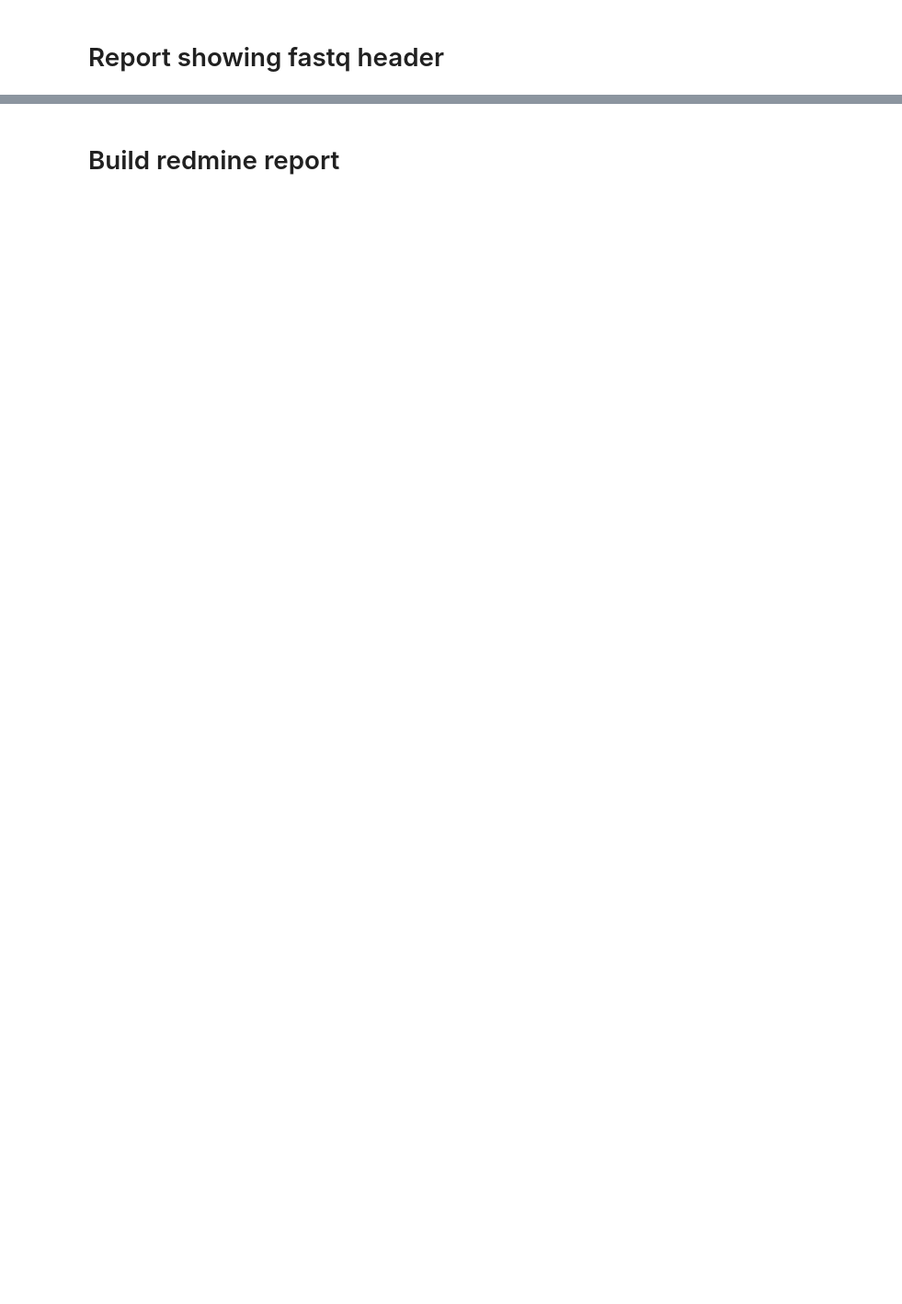
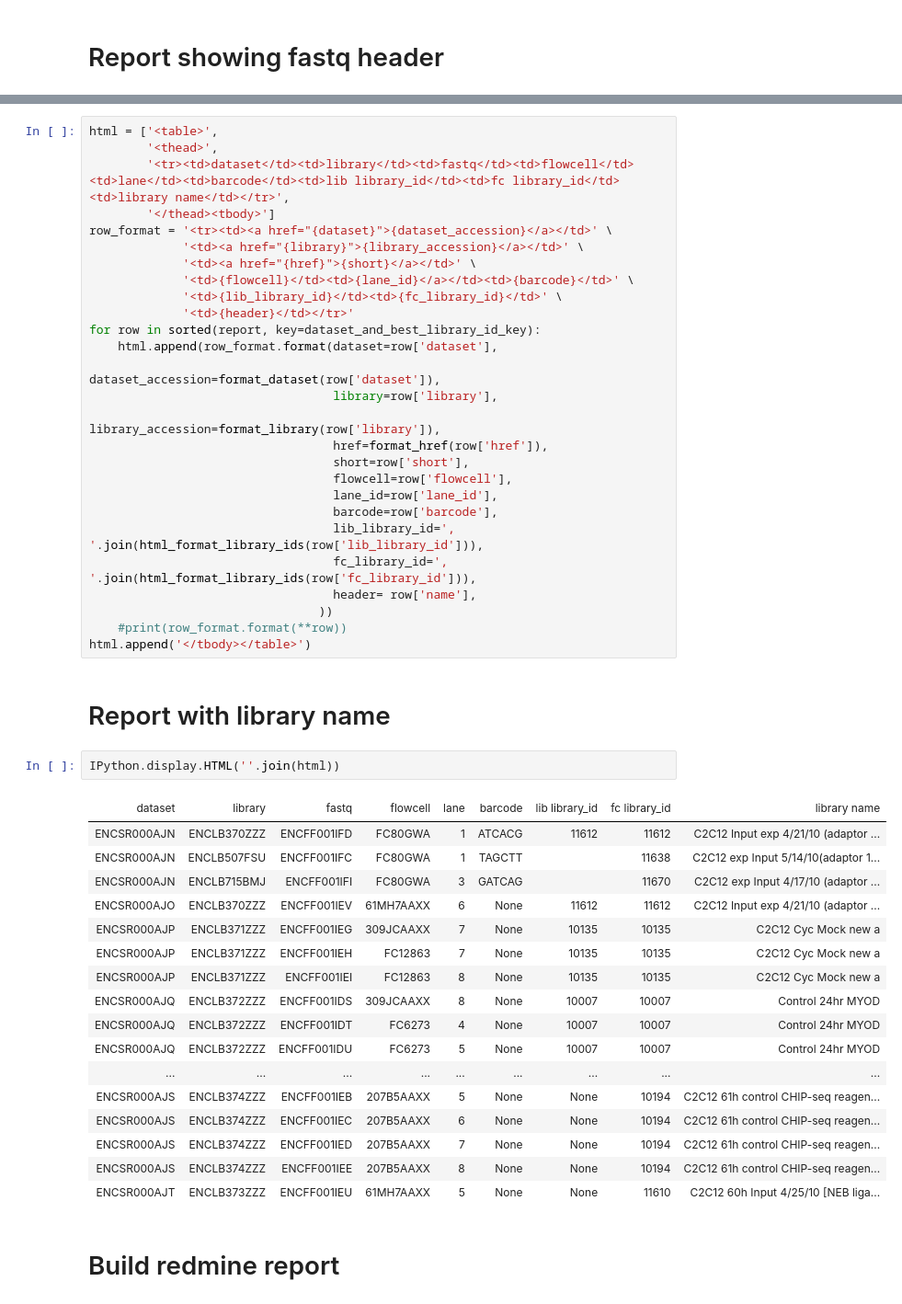
Before and after one commit to detrout/encode3-curation, a Jupyter notebook: validate_encode2_flowcell_library_metadata.ipynb, the cells around one changed output, grey strips where cells are left out. Shown at 92% size. Drawn from its saved outputs; the diff is of its cells as text; blank space fills up the shorter version.

```diff
--- a/validate_encode2_flowcell_library_metadata.ipynb
+++ b/validate_encode2_flowcell_library_metadata.ipynb
@@ -536,2 +574,51 @@ len(html)
+# %%
+html = ['<table>',
+        '<thead>',
+        '<tr><td>dataset</td><td>library</td><td>fastq</td><td>flowcell</td><td>lane</td><td>barcode</td><td>lib library_id</td><td>fc library_id</td><td>library name</td></tr>',
+        '</thead><tbody>']
+row_format = '<tr><td><a href="{dataset}">{dataset_accession}</a></td>' \
+             '<td><a href="{library}">{library_accession}</a></td>' \
+             '<td><a href="{href}">{short}</a></td>' \
+             '<td>{flowcell}</td><td>{lane_id}</a></td><td>{barcode}</td>' \
+             '<td>{lib_library_id}</td><td>{fc_library_id}</td>' \
+             '<td>{header}</td></tr>'
+for row in sorted(report, key=dataset_and_best_library_id_key):
+    html.append(row_format.format(dataset=row['dataset'],
+                                  dataset_accession=format_dataset(row['dataset']),
+                                  library=row['library'],
+                                  library_accession=format_library(row['library']),
+                                  href=format_href(row['href']),
+                                  short=row['short'],
+                                  flowcell=row['flowcell'],
+                                  lane_id=row['lane_id'],
+                                  barcode=row['barcode'],
+                                  lib_library_id=', '.join(html_format_library_ids(row['lib_library_id'])),
+                                  fc_library_id=', '.join(html_format_library_ids(row['fc_library_id'])),
+                                  header= row['name'],
+                                ))
+    #print(row_format.format(**row))
+html.append('</tbody></table>')
+# %% [markdown]
+# Report with library name
+# %%
+IPython.display.HTML(''.join(html))
+# %% [output]
+| dataset | library | fastq | flowcell | lane | barcode | lib library_id | fc library_id | library name |
+| ENCSR000AJN | ENCLB370ZZZ | ENCFF001IFD | FC80GWA | 1 | ATCACG | 11612 | 11612 | C2C12 Input exp 4/21/10 (adaptor ... |
+| ENCSR000AJN | ENCLB507FSU | ENCFF001IFC | FC80GWA | 1 | TAGCTT |  | 11638 | C2C12 exp Input 5/14/10(adaptor 1... |
+| ENCSR000AJN | ENCLB715BMJ | ENCFF001IFI | FC80GWA | 3 | GATCAG |  | 11670 | C2C12 exp Input 4/17/10 (adaptor ... |
+| ENCSR000AJO | ENCLB370ZZZ | ENCFF001IEV | 61MH7AAXX | 6 | None | 11612 | 11612 | C2C12 Input exp 4/21/10 (adaptor ... |
+| ENCSR000AJP | ENCLB371ZZZ | ENCFF001IEG | 309JCAAXX | 7 | None | 10135 | 10135 | C2C12 Cyc Mock new a |
+| ENCSR000AJP | ENCLB371ZZZ | ENCFF001IEH | FC12863 | 7 | None | 10135 | 10135 | C2C12 Cyc Mock new a |
+| ENCSR000AJP | ENCLB371ZZZ | ENCFF001IEI | FC12863 | 8 | None | 10135 | 10135 | C2C12 Cyc Mock new a |
+| ENCSR000AJQ | ENCLB372ZZZ | ENCFF001IDS | 309JCAAXX | 8 | None | 10007 | 10007 | Control 24hr MYOD |
+| ENCSR000AJQ | ENCLB372ZZZ | ENCFF001IDT | FC6273 | 4 | None | 10007 | 10007 | Control 24hr MYOD |
+| ENCSR000AJQ | ENCLB372ZZZ | ENCFF001IDU | FC6273 | 5 | None | 10007 | 10007 | Control 24hr MYOD |
+| ... | ... | ... | ... | ... | ... | ... | ... | ... |
+| ENCSR000AJS | ENCLB374ZZZ | ENCFF001IEB | 207B5AAXX | 5 | None | None | 10194 | C2C12 61h control CHIP-seq reagen... |
+| ENCSR000AJS | ENCLB374ZZZ | ENCFF001IEC | 207B5AAXX | 6 | None | None | 10194 | C2C12 61h control CHIP-seq reagen... |
+| ENCSR000AJS | ENCLB374ZZZ | ENCFF001IED | 207B5AAXX | 7 | None | None | 10194 | C2C12 61h control CHIP-seq reagen... |
+| ENCSR000AJS | ENCLB374ZZZ | ENCFF001IEE | 207B5AAXX | 8 | None | None | 10194 | C2C12 61h control CHIP-seq reagen... |
+| ENCSR000AJT | ENCLB373ZZZ | ENCFF001IEU | 61MH7AAXX | 5 | None | None | 11610 | C2C12 60h Input 4/25/10 [NEB liga... |
 # %% [markdown]
 # Build redmine report
```
Also changed, not shown: parts of 34 cells of this notebook.
